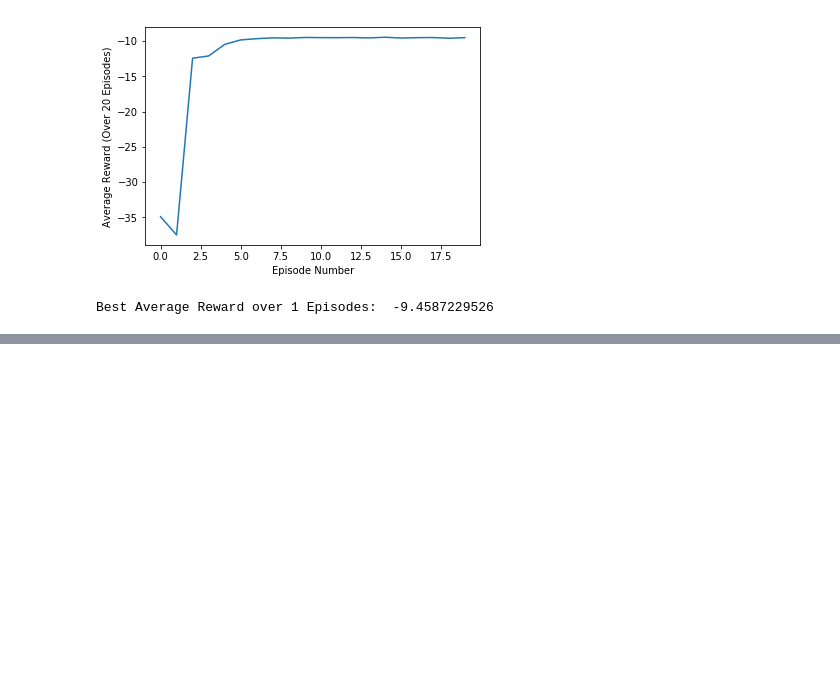
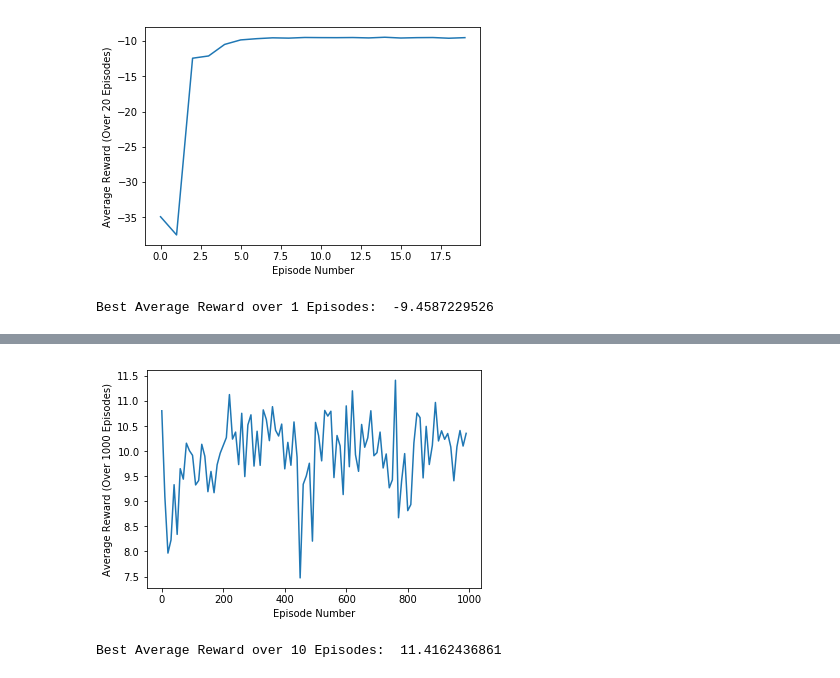
Before and after one commit to promptnpleasant/deep-learning, a Jupyter notebook: Quadcopter_Project.ipynb, the cells around one changed output, grey strips where cells are left out. Drawn from its saved outputs; the diff is of its cells as text; code cells hidden in the pictures; blank space fills up the shorter version.

```diff
--- a/Quadcopter_Project.ipynb
+++ b/Quadcopter_Project.ipynb
@@ -418,0 +437,5 @@ Best Average Reward over 1 Episodes:  -2.62832717797
+# %%
+graphResults(s3,e3,av3)
+# %% [output]
+[figure, added]
+Best Average Reward over 10 Episodes:  11.4162436861
```
Also changed, not shown: parts of 13 cells of this notebook, 5 other files.
